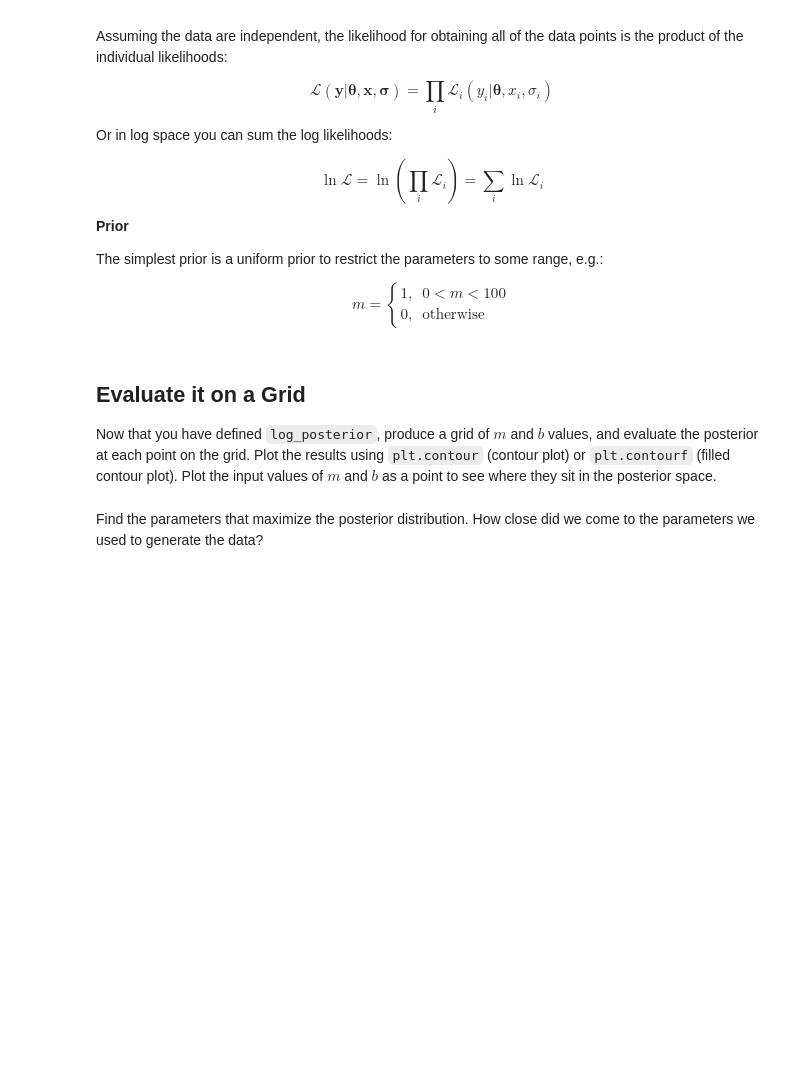
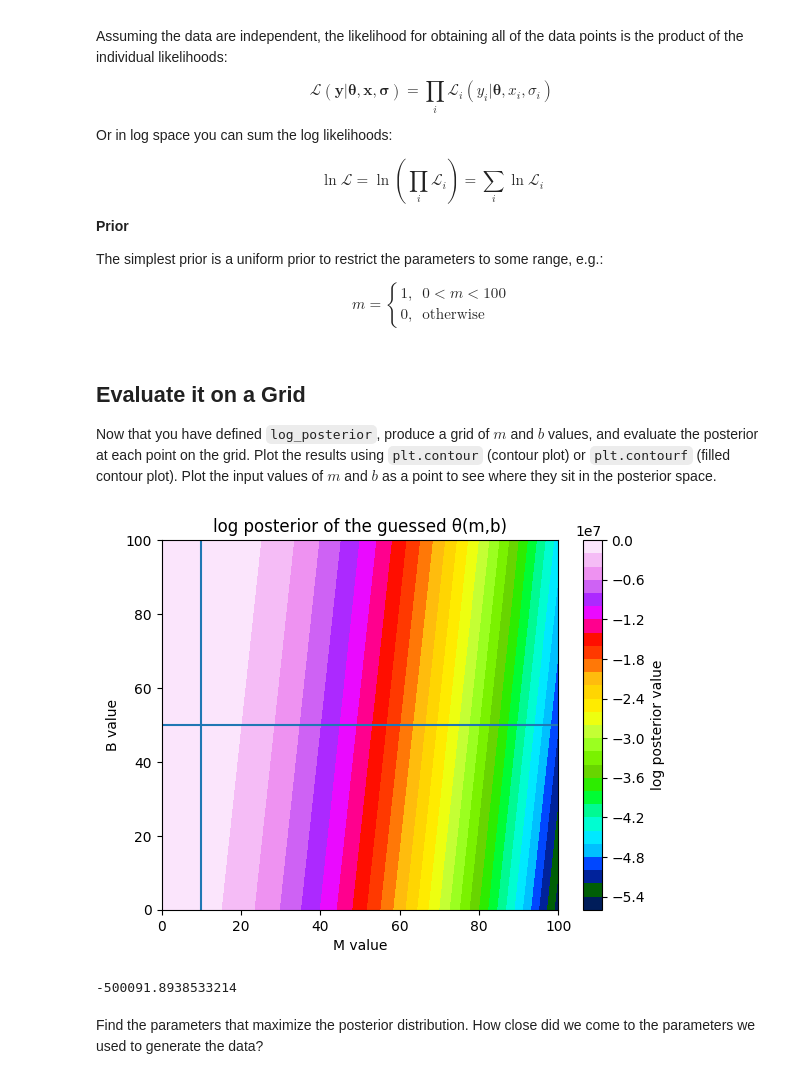
Before and after one commit to ASTR154/bayesian-statistics, a Jupyter notebook: monte_carlo_line_fitting.ipynb, the cells around one changed output. Saved outputs shown, nothing was run; the diff lists cells and outputs as text; code cells hidden in the pictures; blank space fills up the shorter version.

```diff
--- a/monte_carlo_line_fitting.ipynb
+++ b/monte_carlo_line_fitting.ipynb
@@ -116,3 +122,71 @@ plt.contourf( # complete
+# %%
+grid_spacing = 1.
+
+m_range = np.linspace(m_min,m_max,N)
+
+b_range = np.linspace(b_min,b_max,N)
+
+#print(m_range)
+#print()
+#print(b_range)
+
+#posterior_grid
+M, B = np.meshgrid(m_range,b_range)
+
+#print(posterior_grid)
+
+ans = [[],[],[],[],[],[],[],[],[],[],[],[],[],[],[],[],[],[],[],[],[],[],[],[],[],[],[],[],[],[],[],[],[],[],[],
+       [],[],[],[],[],[],[],[],[],[],[],[],[],[],[],[],[],[],[],[],[],[],[],[],[],[],[],[],[],[],[],[],[],[],[],
+       [],[],[],[],[],[],[],[],[],[],[],[],[],[],[],[],[],[],[],[],[],[],[],[],[],[],[],[],[],[]]
+
+#print(len(M))
+
+for i in range(len(M)):
+    for j in range(len(M[i])):
+        temp = log_posterior(theta, M[i][j],B[i][j],dy)
+        ans[i].append(temp)
+
+from numpy import ma
+from matplotlib import ticker, cm
+
+#plt.contourf(m_range,b_range,ans, cmap ="bone")
+
+graph = plt.contourf(m_range,b_range,ans,30, cmap ="gist_ncar")
+
+scale = plt.colorbar(graph)
+
+scale.set_label('log posterior value')
+
+#m_val=[]
+#b_val =[]
+#zero = []
+#for i in range(N):
+#    m_val.append(m)
+#    b_val.append(b)
+#    zero.append(0)
+
+
+#print(m_val)
+#print(b_val)
+
+
+#plt.plot(m_val,zero)
+#plt.plot(zero, b_val)
+
+plt.axvline(x= m )
+plt.axhline(y= b )
+
+
+
+plt.title('log posterior of the guessed \u03B8(m,b)')
+plt.xlabel('M value')
+plt.ylabel('B value')
+plt.show()
+
+print(log_posterior(theta, m, b, dy))
+# %% [output]
+[figure, added]
+-500091.8938533214
 # %% [markdown]
 Find the parameters that maximize the posterior distribution. How close did we come to the parameters we used to generate the data?
 # %%
```
Also changed, not shown: parts of 5 cells of this notebook.
